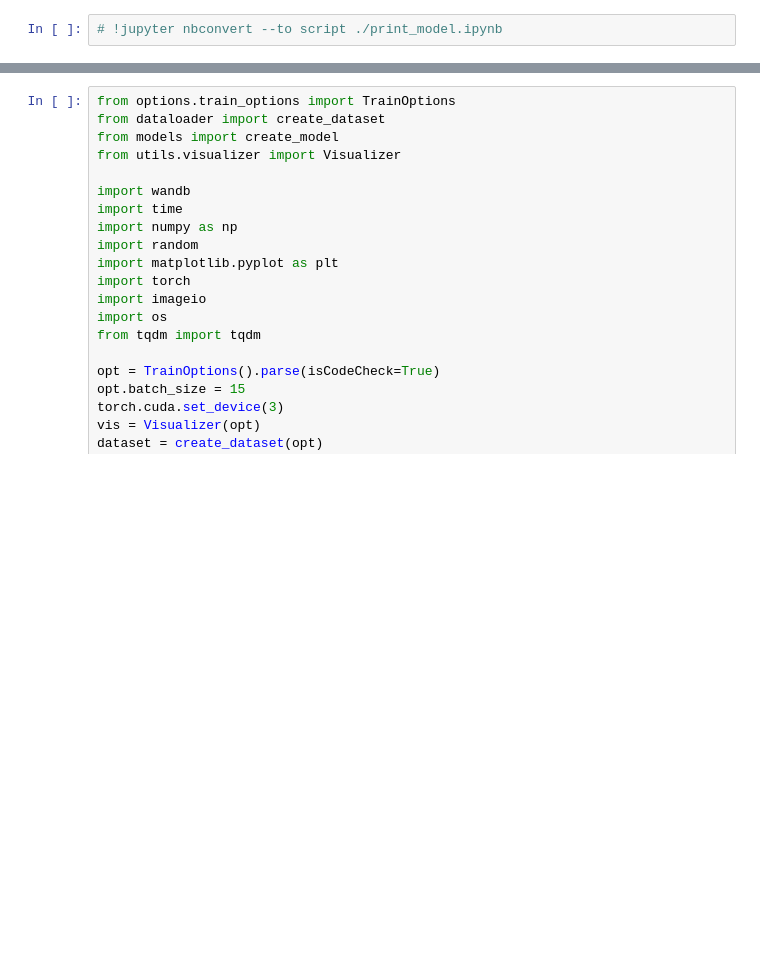
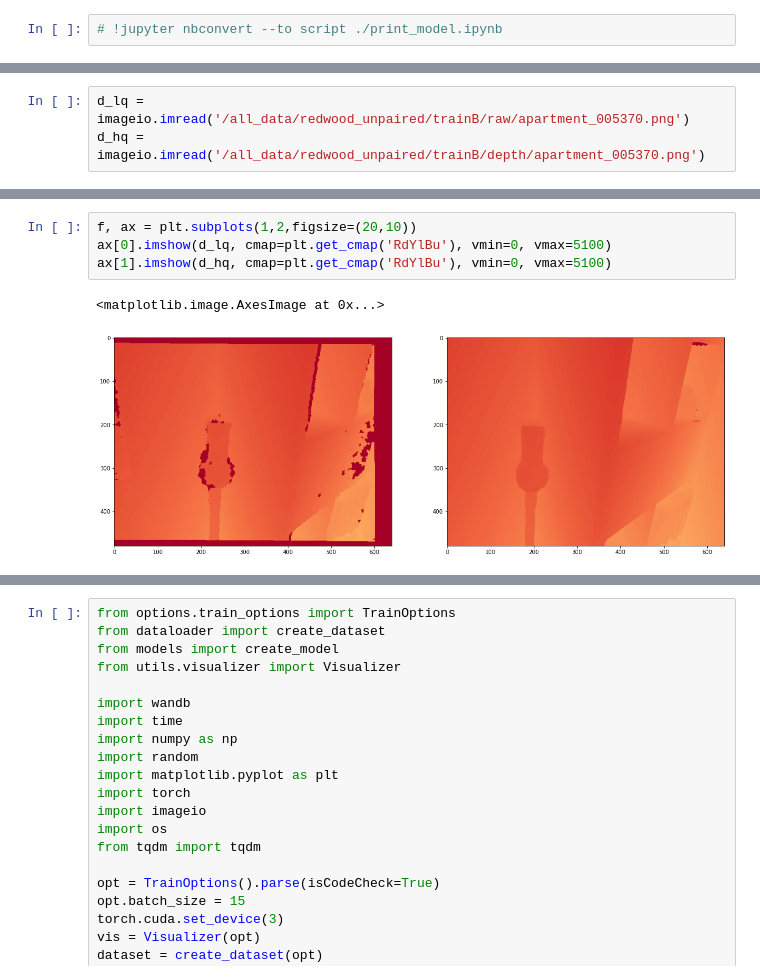
Before and after one commit to maxs-kan/my_cyclegan, a Jupyter notebook: code_check.ipynb, the cells around one changed output, grey strips where cells are left out. Cells and saved outputs as stored; diff of their text form; blank space fills up the shorter version.

```diff
--- a/code_check.ipynb
+++ b/code_check.ipynb
@@ -2,0 +7,3 @@
+# %%
+d_lq = imageio.imread('/all_data/redwood_unpaired/trainB/raw/apartment_005370.png')
+d_hq = imageio.imread('/all_data/redwood_unpaired/trainB/depth/apartment_005370.png')
@@ -2,0 +29,7 @@
+# %%
+f, ax = plt.subplots(1,2,figsize=(20,10))
+ax[0].imshow(d_lq, cmap=plt.get_cmap('RdYlBu'), vmin=0, vmax=5100)
+ax[1].imshow(d_hq, cmap=plt.get_cmap('RdYlBu'), vmin=0, vmax=5100)
+# %% [output]
+<matplotlib.image.AxesImage at 0x...>
+[figure, added]
```
Also changed, not shown: parts of 10 cells of this notebook, 8 other files.
